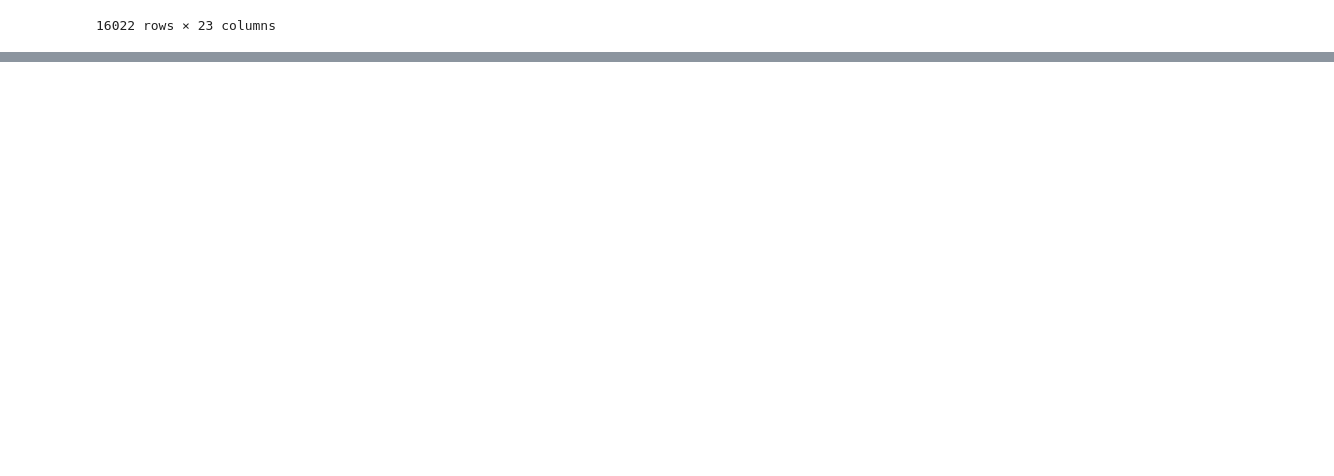
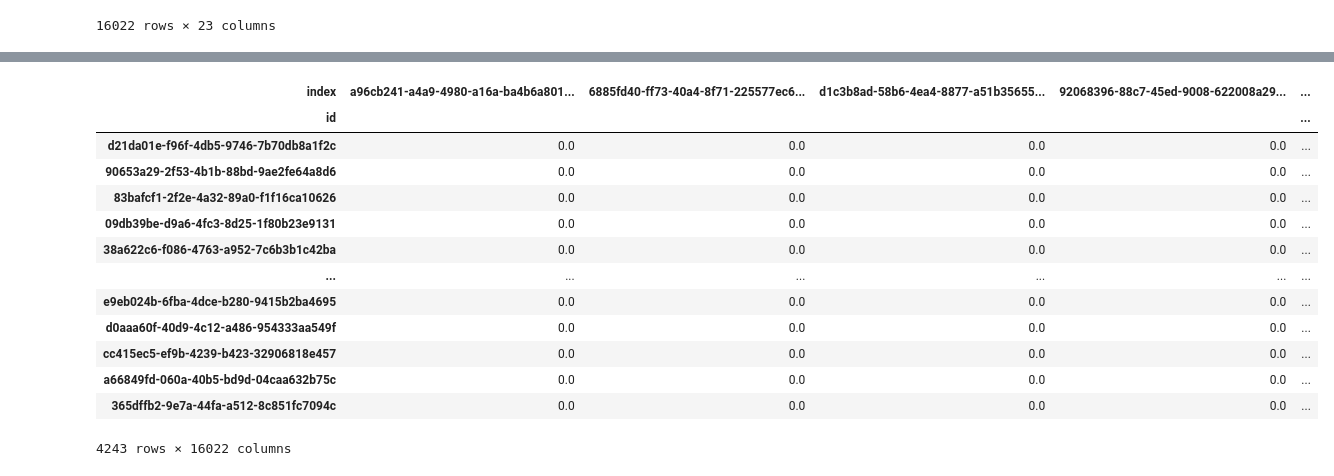
Before and after one commit to brightway-lca/bw_hybrid, a Jupyter notebook: dev/1_ecoinvent_investigation/1_0_load_ecoinvent.ipynb, the cells around one changed output, grey strips where cells are left out. Drawn from its saved outputs; the diff is of its cells as text; code cells hidden in the pictures; blank space fills up the shorter version.

```diff
--- a/dev/1_ecoinvent_investigation/1_0_load_ecoinvent.ipynb
+++ b/dev/1_ecoinvent_investigation/1_0_load_ecoinvent.ipynb
@@ -216,0 +251,17 @@ parser.PRO
+# %%
+parser.F
+# %% [output]
+| index | a96cb241-a4a9-4980-a16a-ba4b6a801... | 6885fd40-ff73-40a4-8f71-225577ec6... | d1c3b8ad-58b6-4ea4-8877-a51b35655... | 92068396-88c7-45ed-9008-622008a29... | ... |
+| id |  |  |  |  | ... |
+| d21da01e-f96f-4db5-9746-7b70db8a1f2c | 0.0 | 0.0 | 0.0 | 0.0 | ... |
+| 90653a29-2f53-4b1b-88bd-9ae2fe64a8d6 | 0.0 | 0.0 | 0.0 | 0.0 | ... |
+| 83bafcf1-2f2e-4a32-89a0-f1f16ca10626 | 0.0 | 0.0 | 0.0 | 0.0 | ... |
+| 09db39be-d9a6-4fc3-8d25-1f80b23e9131 | 0.0 | 0.0 | 0.0 | 0.0 | ... |
+| 38a622c6-f086-4763-a952-7c6b3b1c42ba | 0.0 | 0.0 | 0.0 | 0.0 | ... |
+| ... | ... | ... | ... | ... | ... |
+| e9eb024b-6fba-4dce-b280-9415b2ba4695 | 0.0 | 0.0 | 0.0 | 0.0 | ... |
+| d0aaa60f-40d9-4c12-a486-954333aa549f | 0.0 | 0.0 | 0.0 | 0.0 | ... |
+| cc415ec5-ef9b-4239-b423-32906818e457 | 0.0 | 0.0 | 0.0 | 0.0 | ... |
+| a66849fd-060a-40b5-bd9d-04caa632b75c | 0.0 | 0.0 | 0.0 | 0.0 | ... |
+| 365dffb2-9e7a-44fa-a512-8c851fc7094c | 0.0 | 0.0 | 0.0 | 0.0 | ... |
+4243 rows × 16022 columns
```
Also changed, not shown: parts of 8 cells of this notebook, 6 other files.
